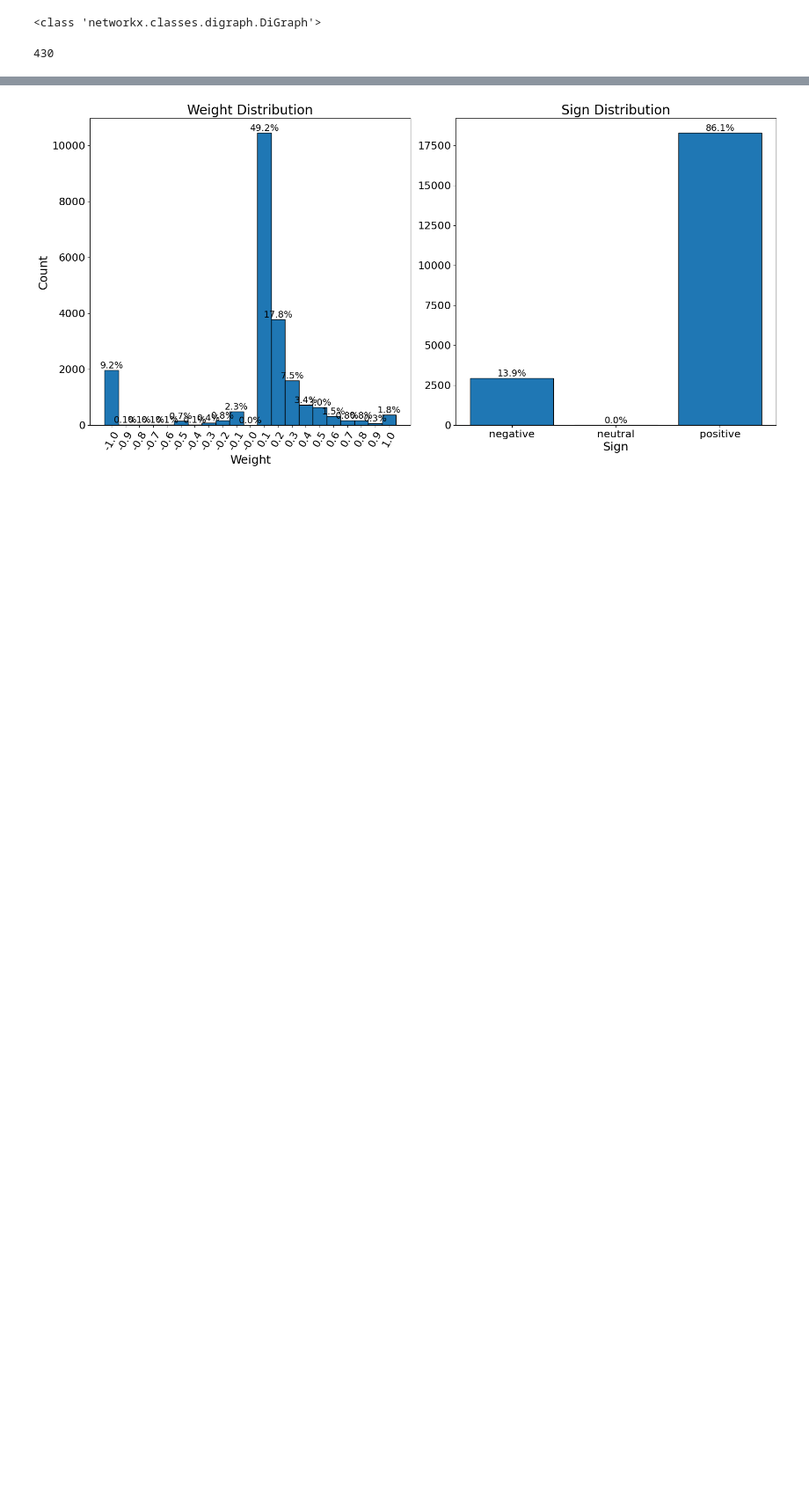
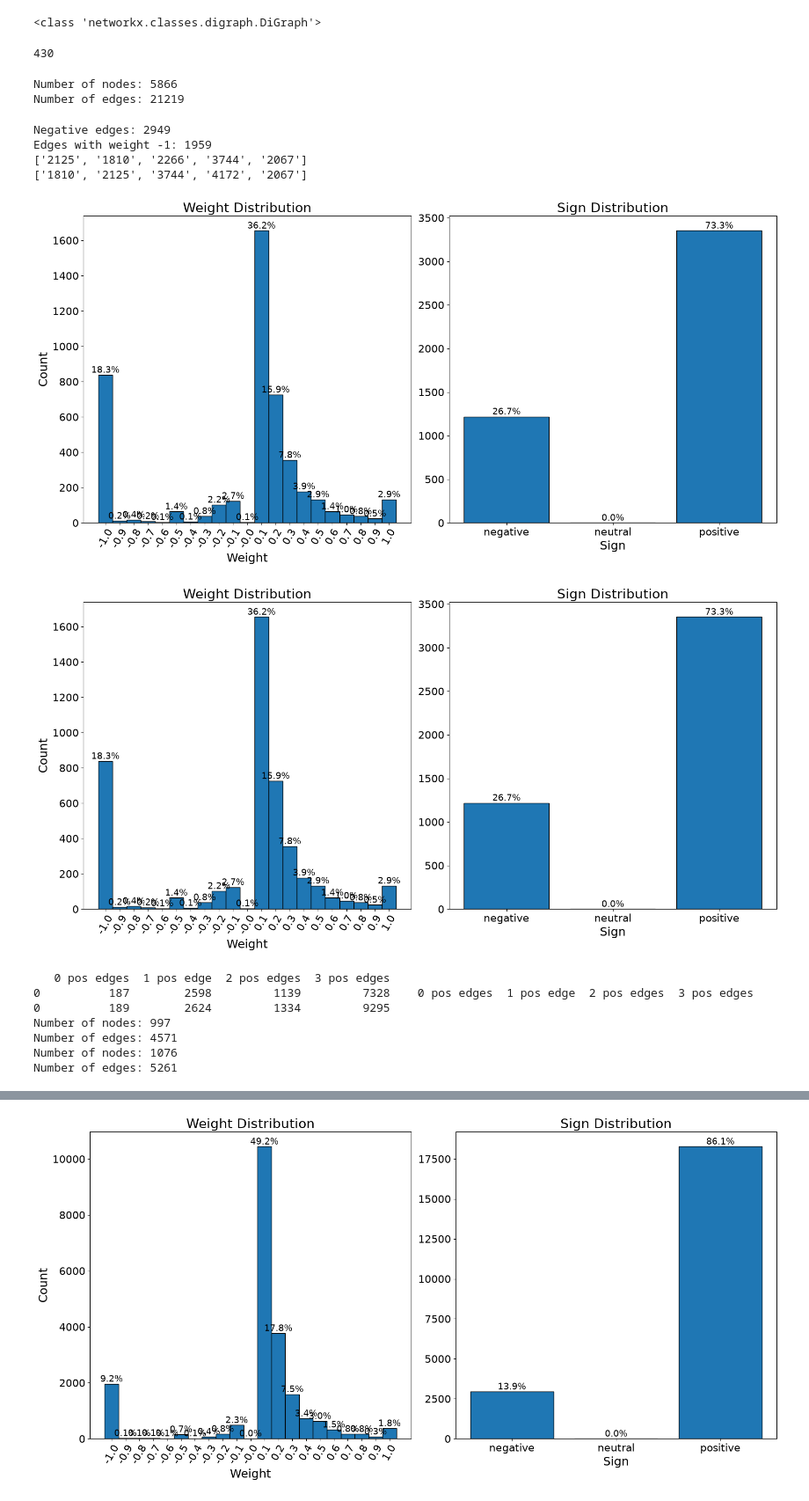
Before and after one commit to gsscala/financial-graph, a Jupyter notebook: ind_graphs.ipynb, the cells around one changed output, grey strips where cells are left out. Shown at 88% size. Drawn from its saved outputs; the diff is of its cells as text; code cells hidden in the pictures; blank space fills up the shorter version.

```diff
--- a/ind_graphs.ipynb
+++ b/ind_graphs.ipynb
@@ -15,2 +21,70 @@ null_models = [generate_null_model(graph) for _ in range(NumberOfRandoms)]
 # %% [output]
 430
+# %%
+print(f"Number of nodes: {graph.number_of_nodes()}\nNumber of edges: {graph.number_of_edges()}")
+# %% [output]
+Number of nodes: 5866
+Number of edges: 21219
+# %%
+negative_edges, negative1 = 0, 0
+negative_edges_and_negative1_edges = defaultdict(lambda:[0, 0])
+
+for u, v, data in graph.edges(data=True):
+    if np.sign(float(data["weight"])) == -1:
+        negative_edges += 1
+        negative_edges_and_negative1_edges[u][0] += 1
+        negative_edges_and_negative1_edges[v][0] += 1
+
+    if float(data["weight"]) == -1:
+        negative1 += 1
+        negative_edges_and_negative1_edges[u][1] += 1
+        negative_edges_and_negative1_edges[v][1] += 1
+
+print(f"Negative edges: {negative_edges}")
+print(f"Edges with weight -1: {negative1}")
+
+nodes_with_most_negative_edges = sorted(negative_edges_and_negative1_edges.keys(), key=lambda node:negative_edges_and_negative1_edges[node][0], reverse=True)[:5]
+nodes_with_most_negative1_edges = sorted(negative_edges_and_negative1_edges.keys(), key=lambda node:negative_edges_and_negative1_edges[node][1], reverse=True)[:5]
+
+print(nodes_with_most_negative_edges)
+print(nodes_with_most_negative1_edges)
+
+negative_graph = nx.compose_all([nx.ego_graph(graph, node, radius=1) for node in nodes_with_most_negative_edges])
+negative1_graph = nx.compose_all([nx.ego_graph(graph, node, radius=1) for node in nodes_with_most_negative1_edges])
+
+plot_weight_distribution(negative_graph)
+plot_weight_distribution(negative_graph)
+
+negative_null_models = [generate_null_model(negative_graph, (214013 * i + 2531011) % (1 << 31)) for i in range(NumberOfRandoms)]
+negative1_null_models = [generate_null_model(negative1_graph, (214013 * i + 2531011) % (1 << 31)) for i in range(NumberOfRandoms)]
+negative_triangles_graph = calculate_triangles_graph(negative_graph)
+negative1_triangles_graph = calculate_triangles_graph(negative1_graph)
+negative_null_triangles = calculate_triangles_null_graph(negative_null_models)
+negative1_null_triangles = calculate_triangles_null_graph(negative1_null_models)
+
+print(number_of_triangles_per_type(negative_triangles_graph), number_of_triangles_per_type(negative1_triangles_graph))
+print(f"Number of nodes: {negative_graph.number_of_nodes()}\nNumber of edges: {negative_graph.number_of_edges()}")
+print(f"Number of nodes: {negative1_graph.number_of_nodes()}\nNumber of edges: {negative1_graph.number_of_edges()}")
+
+plot_triangle_distribution(negative_triangles_graph)
+plot_triangle_distribution(negative1_triangles_graph)
+
+print(calculate_balance_metrics(negative_graph, negative_null_models, NumberOfRandoms)[0])
+print(calculate_balance_metrics(negative1_graph, negative1_null_models, NumberOfRandoms)[0])
+
+print(calculate_kolmogorov_stats(negative_triangles_graph, negative_null_triangles)[0])
+print(calculate_kolmogorov_stats(negative1_triangles_graph, negative1_null_triangles)[0])
+# %% [output]
+Negative edges: 2949
+Edges with weight -1: 1959
+['2125', '1810', '2266', '3744', '2067']
+['1810', '2125', '3744', '4172', '2067']
+[figure, added]
+[figure, added]
+   0 pos edges  1 pos edge  2 pos edges  3 pos edges
+0          187        2598         1139         7328    0 pos edges  1 pos edge  2 pos edges  3 pos edges
+0          189        2624         1334         9295
+Number of nodes: 997
+Number of edges: 4571
+Number of nodes: 1076
+Number of edges: 5261
```
Also changed, not shown: parts of 27 cells of this notebook, 7 other files.
